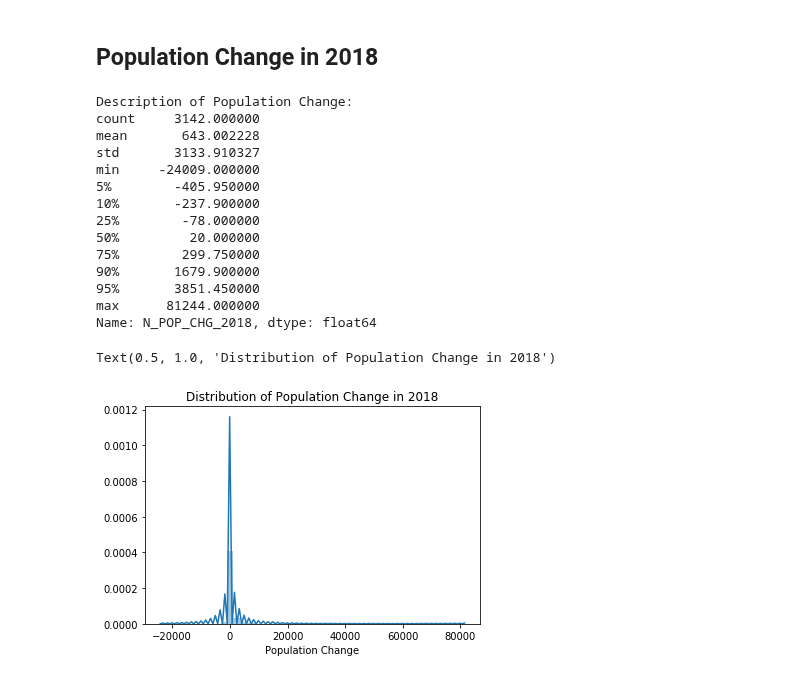
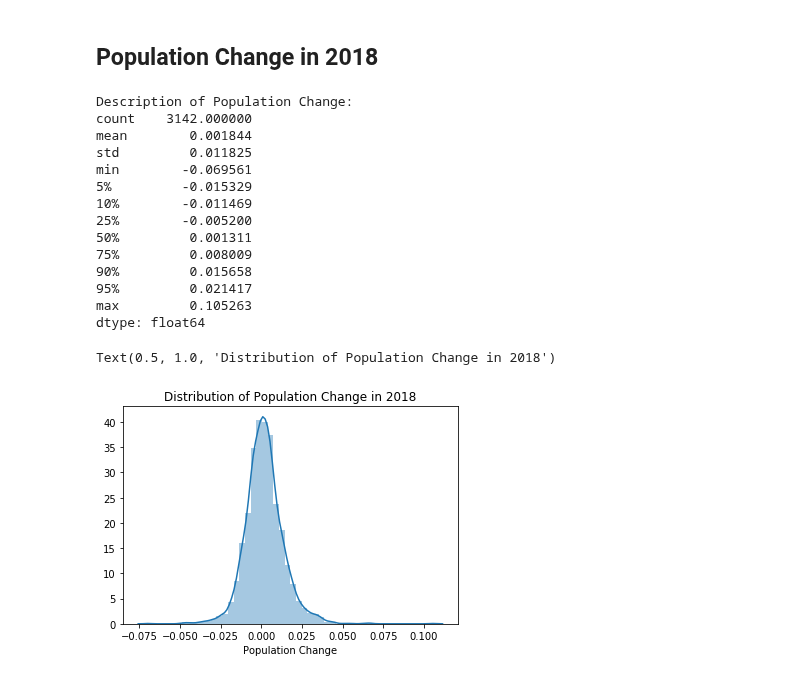
Before and after one commit to JackFinkel/LearningPython, a Jupyter notebook: Data Analysis.ipynb, the cells around one changed output. Drawn from its saved outputs; the diff is of its cells as text; code cells hidden in the pictures.

```diff
--- a/Data Analysis.ipynb
+++ b/Data Analysis.ipynb
@@ -89,27 +91,27 @@ Text(0.5, 1.0, 'Distribution of Population in 2018')
 ## Population Change in 2018
 # %%
 pop_change2018 = pop_data.N_POP_CHG_2018[pop_data.FIPS%1000 != 0]
-
+pop_change2018 = pop_change2018/pop2018
 # Analysis
 print("Description of Population Change:")
 print(pop_change2018.describe(percentiles=[.05,.1,.25, .5, .75,.9,.95]),"\n\n")
 
 # Visualization
 sb.distplot(pop_change2018.dropna(),axlabel="Population Change").set_title("Distribution of Population Change in 2018")
 # %% [output]
 Description of Population Change:
-count     3142.000000
-mean       643.002228
-std       3133.910327
-min     -24009.000000
-5%        -405.950000
-10%       -237.900000
-25%        -78.000000
-50%         20.000000
-75%        299.750000
-90%       1679.900000
-95%       3851.450000
-max      81244.000000
-Name: N_POP_CHG_2018, dtype: float64
+count    3142.000000
+mean        0.001844
+std         0.011825
+min        -0.069561
+5%         -0.015329
+10%        -0.011469
+25%        -0.005200
+50%         0.001311
+75%         0.008009
+90%         0.015658
+95%         0.021417
+max         0.105263
+dtype: float64
 Text(0.5, 1.0, 'Distribution of Population Change in 2018')
-[figure, old version]
+[figure, new version]
```
Also changed, not shown: parts of 5 cells of this notebook.
